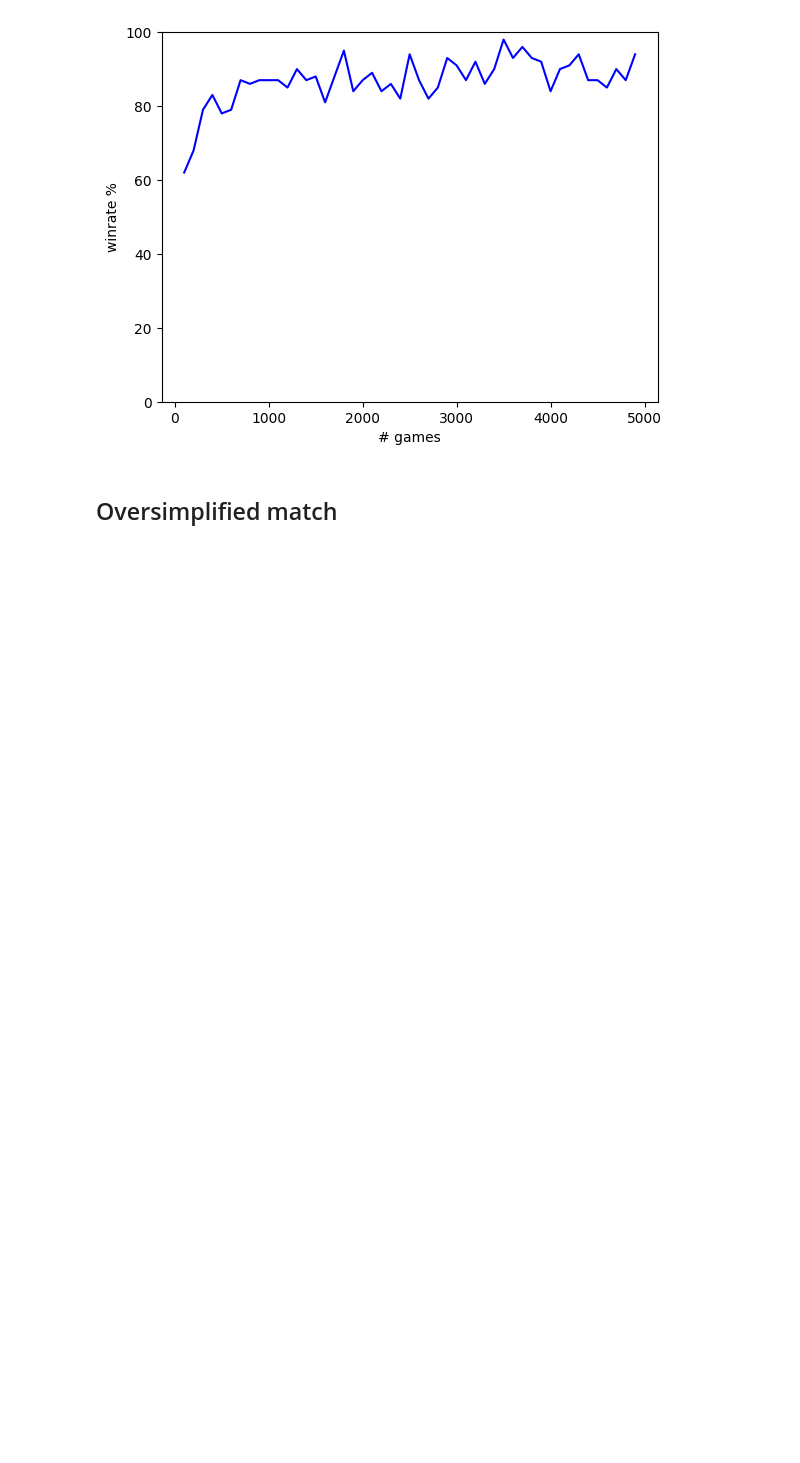
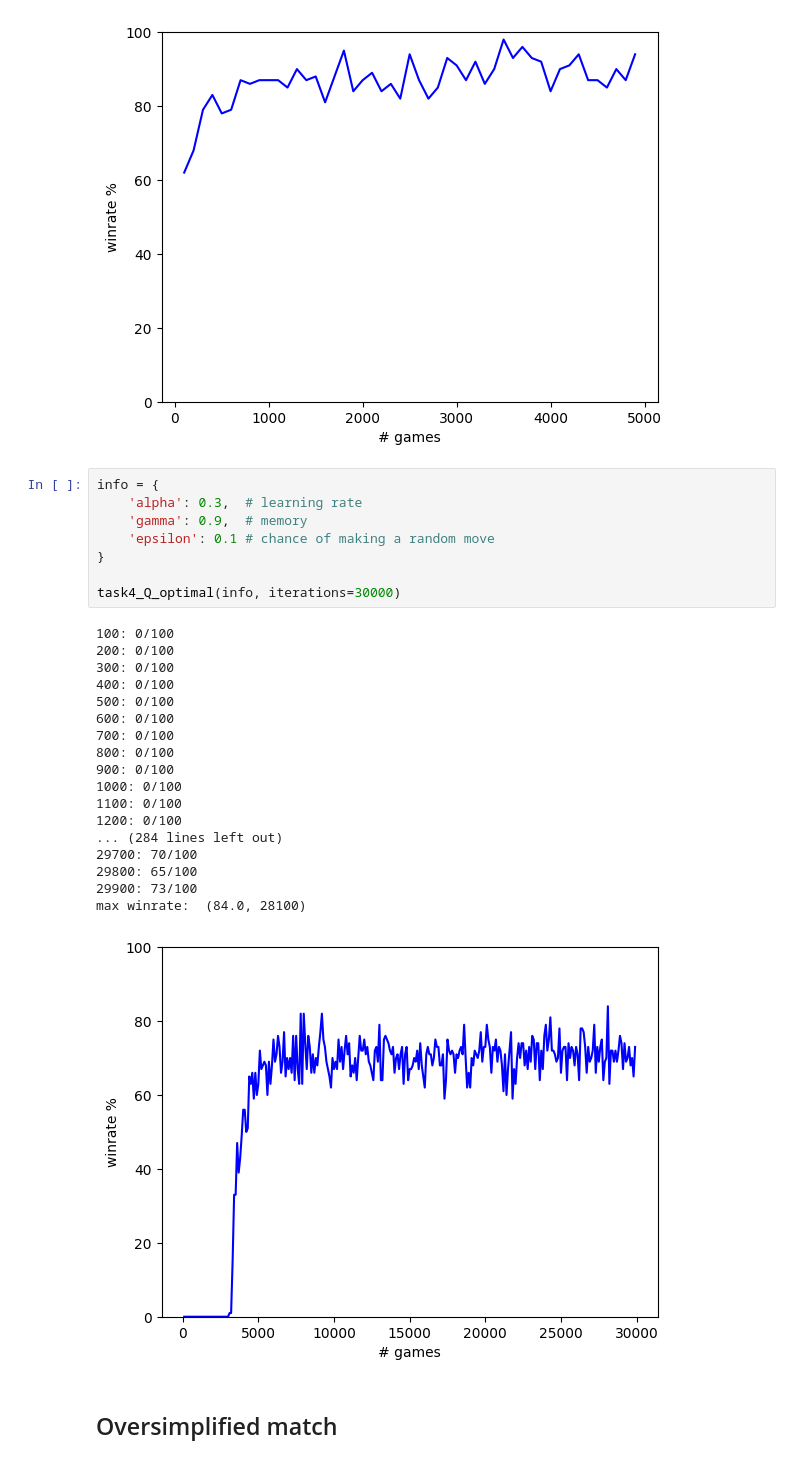
Before and after one commit to Peipi98/computational_intelligence, a Jupyter notebook: lab3/lab3_nim.ipynb, the cells around one changed output. Drawn from its saved outputs; the diff is of its cells as text; blank space fills up the shorter version.

```diff
--- a/lab3/lab3_nim.ipynb
+++ b/lab3/lab3_nim.ipynb
@@ -145,6 +145,33 @@ task4_Q(info)
 4900: 94/100
 max winrate:  (98.0, 3500)
 [figure]
+# %%
+info = {
+    'alpha': 0.3,  # learning rate
+    'gamma': 0.9,  # memory
+    'epsilon': 0.1 # chance of making a random move
+}
+
+task4_Q_optimal(info, iterations=30000)
+# %% [output]
+100: 0/100
+200: 0/100
+300: 0/100
+400: 0/100
+500: 0/100
+600: 0/100
+700: 0/100
+800: 0/100
+900: 0/100
+1000: 0/100
+1100: 0/100
+1200: 0/100
+... (284 lines left out)
+29700: 70/100
+29800: 65/100
+29900: 73/100
+max winrate:  (84.0, 28100)
+[figure, added]
 # %% [markdown]
 ## Oversimplified match
 # %%
```
Also changed, not shown: parts of 1 cell of this notebook, 3 other files.
